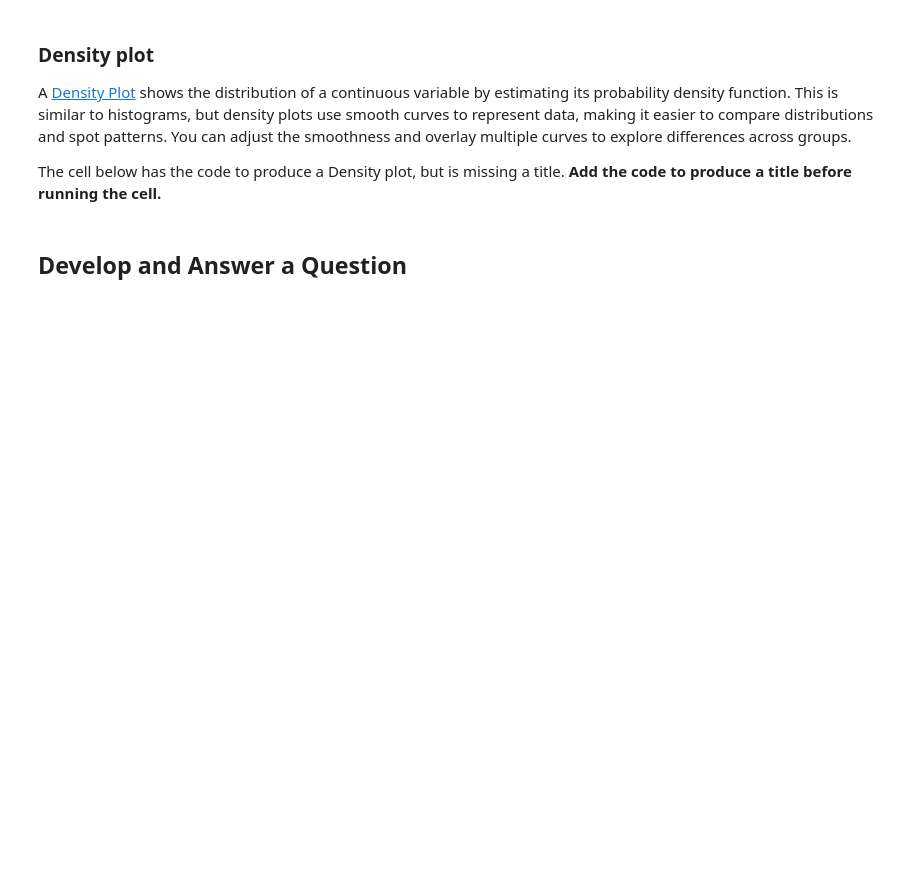
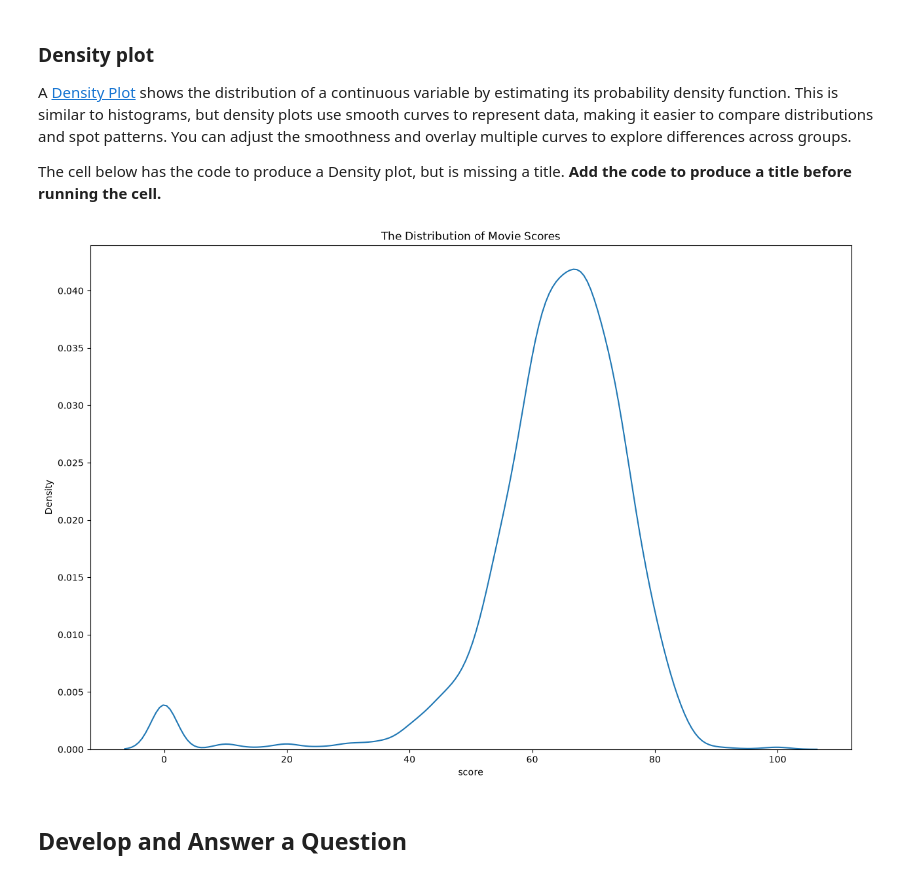
Before and after one commit to a-miras/DS1001-LABS-Projects, a Jupyter notebook: LABS-07_Design.ipynb, the cells around one changed output. Cells and saved outputs as stored; diff of their text form; code cells hidden in the pictures; blank space fills up the shorter version.

```diff
--- a/LABS-07_Design.ipynb
+++ b/LABS-07_Design.ipynb
@@ -139,10 +178,12 @@ The cell below has the code to produce a Density plot, but is missing a title. *
 # %%
 x = data['score']
 plt.figure(figsize=(15, 10))
 sns.kdeplot(data=data, x="score")
 
-## ADD CODE TO PRODUCE TITLE HERE
+plt.title("The Distribution of Movie Scores")
 plt.show()
+# %% [output]
+[figure, added]
 # %% [markdown]
 ## Develop and Answer a Question
 # %%
```
Also changed, not shown: parts of 9 cells of this notebook, 1 other file.
